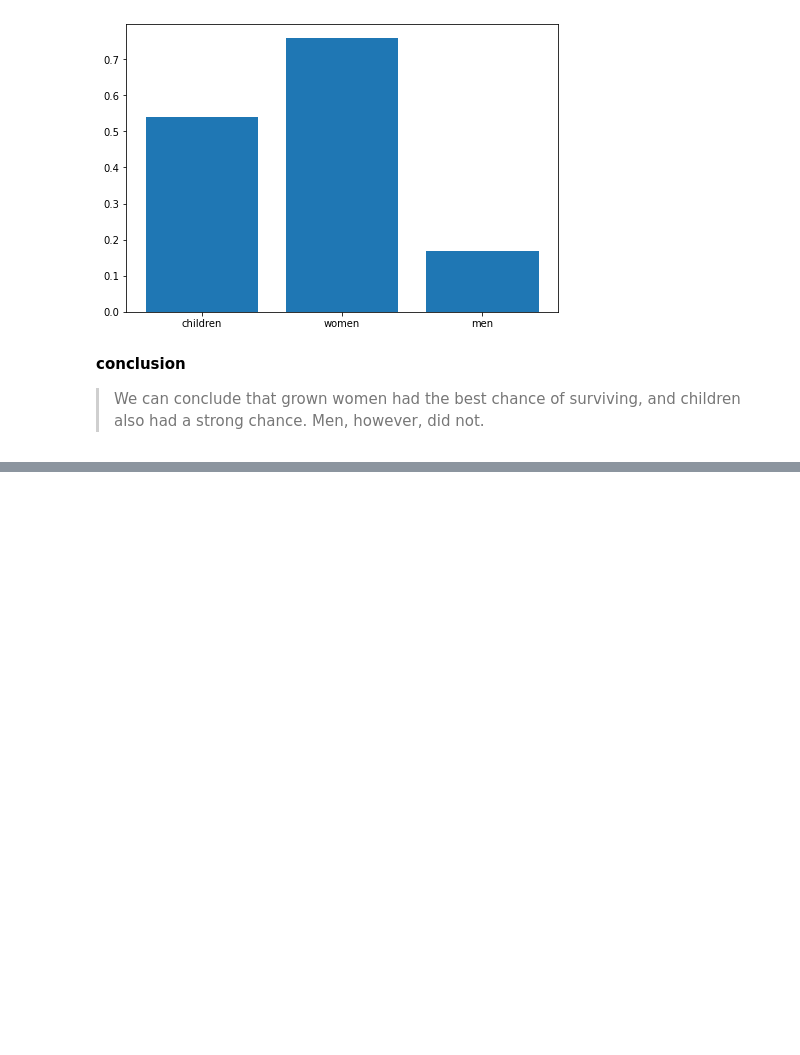
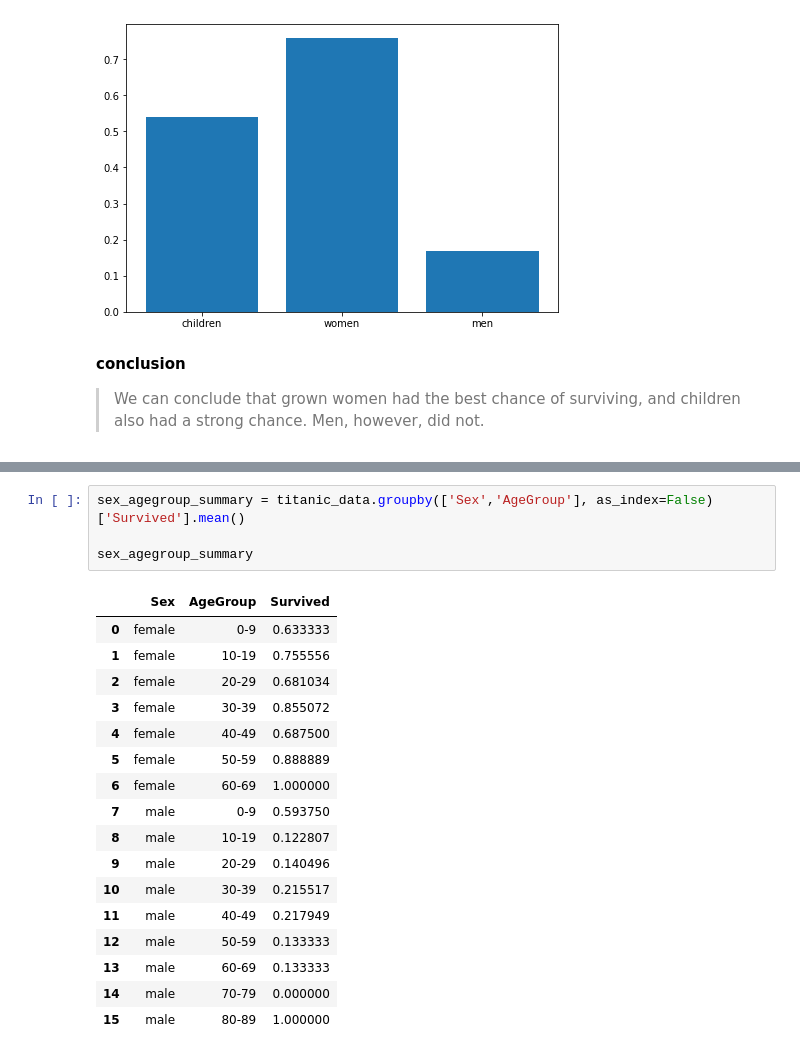
Before and after one commit to Douglous-Sobei/Titanic_Data_anaysis_project, a Jupyter notebook: titanic_data.ipynb, the cells around one changed output, grey strips where cells are left out. Saved outputs shown, nothing was run; the diff lists cells and outputs as text; blank space fills up the shorter version.

```diff
--- a/titanic_data.ipynb
+++ b/titanic_data.ipynb
@@ -300,0 +440,22 @@ plt.show()
+# %%
+sex_agegroup_summary = titanic_data.groupby(['Sex','AgeGroup'], as_index=False)['Survived'].mean()
+
+sex_agegroup_summary
+# %% [output]
+|  | Sex | AgeGroup | Survived |
+| 0 | female | 0-9 | 0.633333 |
+| 1 | female | 10-19 | 0.755556 |
+| 2 | female | 20-29 | 0.681034 |
+| 3 | female | 30-39 | 0.855072 |
+| 4 | female | 40-49 | 0.687500 |
+| 5 | female | 50-59 | 0.888889 |
+| 6 | female | 60-69 | 1.000000 |
+| 7 | male | 0-9 | 0.593750 |
+| 8 | male | 10-19 | 0.122807 |
+| 9 | male | 20-29 | 0.140496 |
+| 10 | male | 30-39 | 0.215517 |
+| 11 | male | 40-49 | 0.217949 |
+| 12 | male | 50-59 | 0.133333 |
+| 13 | male | 60-69 | 0.133333 |
+| 14 | male | 70-79 | 0.000000 |
+| 15 | male | 80-89 | 1.000000 |
```
Also changed, not shown: parts of 17 cells of this notebook.
